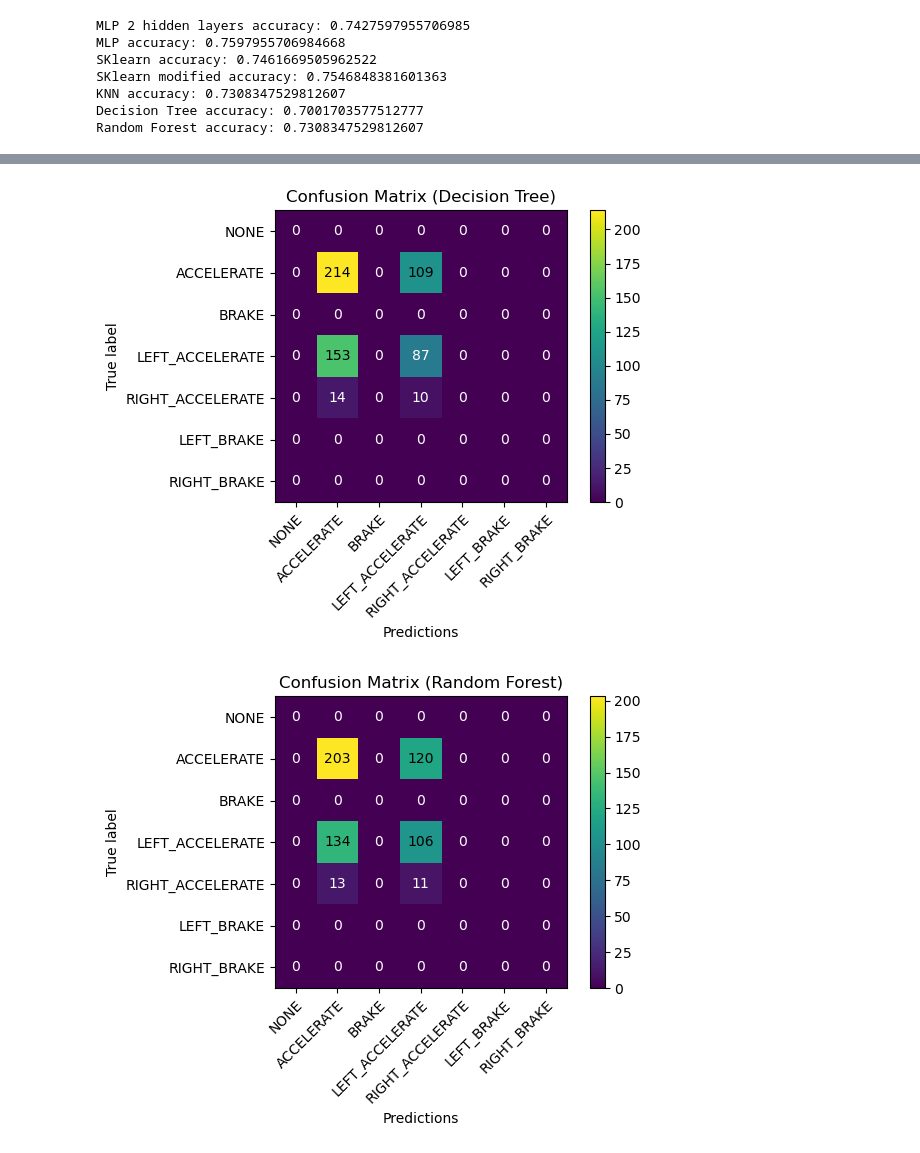
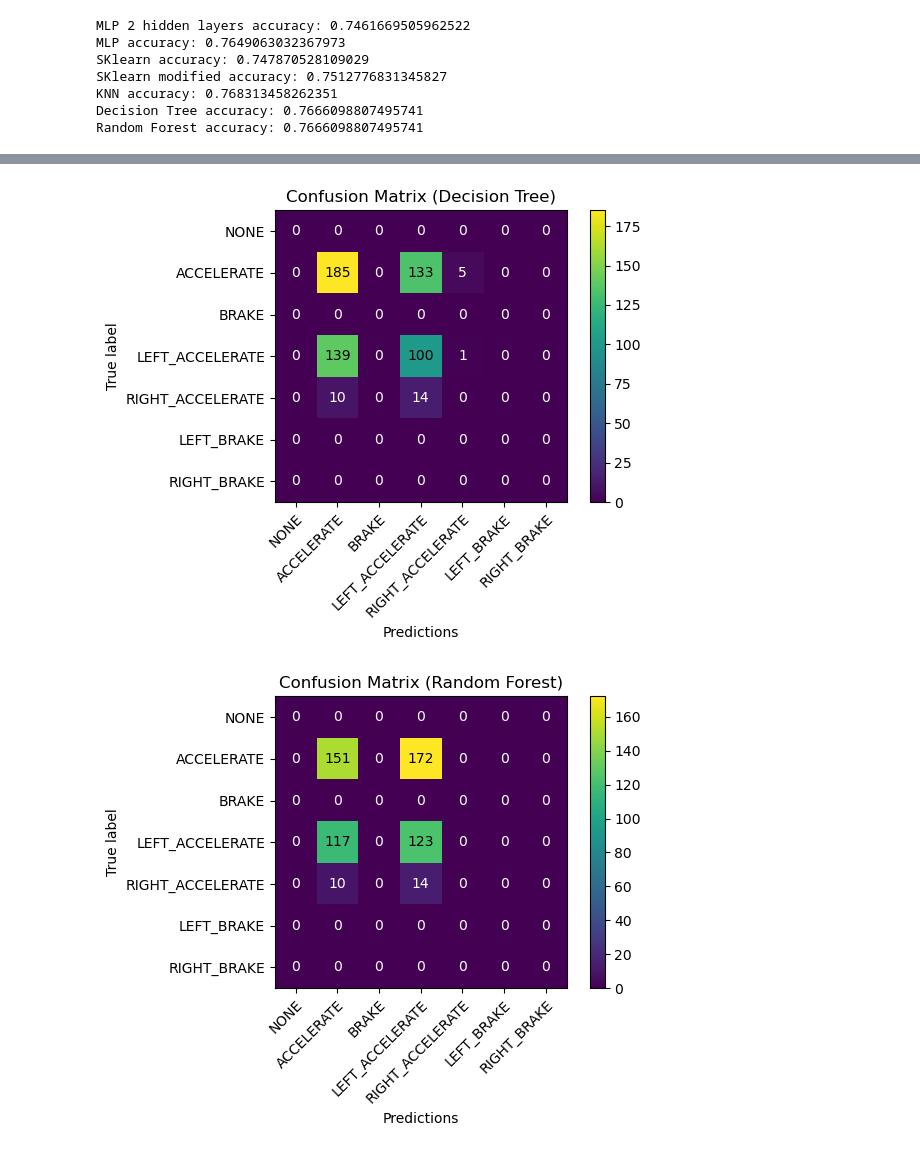
Before and after one commit to UCM-GDV/AA-Practica6, a Jupyter notebook: P6/practica06.ipynb, the cells around one changed output, grey strips where cells are left out. Cells and saved outputs as stored; diff of their text form; code cells hidden in the pictures.

```diff
--- a/P6/practica06.ipynb
+++ b/P6/practica06.ipynb
@@ -103,7 +107,7 @@ label_mapping_inverse = {
 label_array = ["NONE","ACCELERATE","BRAKE","LEFT_ACCELERATE","RIGHT_ACCELERATE","LEFT_BRAKE","RIGHT_BRAKE"]
 
 x_columns = ["ray1", "ray2", "ray3", "ray4", "ray5", "kartx", "kartz"]
-kartData, X, y = load_data_csv("KartData.csv", x_columns, "action")
+kartData, X, y = load_data_csv("data/KartData.csv", x_columns, "action")
 
 # Normalizar los datos
 scaler = StandardScaler()
@@ -116,9 +120,9 @@ y_numbers = [label_mapping_inverse[label] for label in np.array(y)]
 
 # Apartado 1
 # Hiperparámetros para 2 capas ocultas
-alpha_2 = 0.6 # learning rate
-lambda_2 = 0.0
-numiters_2 = 2200
+alpha_2 = 1.0 # learning rate
+lambda_2 = 0.01
+numiters_2 = 2000
 hidden_layers_sizes_2 = [9,7]
 
 # Perceptrón multicapa de implementación propia con más de 3 capas
@@ -134,9 +138,9 @@ print("MLP 2 hidden layers accuracy: " + str(accuracy_mlpc_2))
 
 # Apartado 2
 # Hiperparámetros para una única capa oculta
-alpha_ = 0.5 # learning rate
-lambda_ = 0.0
-numiters_ = 2200
+alpha_ = 1.0 # learning rate
+lambda_ = 0.01
+numiters_ = 2000
 hidden_layers_sizes_ = [7]
 
 # Perceptrón multicapa de implementación propia con una única capa
@@ -161,7 +165,7 @@ print("SKlearn accuracy: " + str(accuracy_sklearn))
 # Apartado 3
 # SKLearn con distintos parámetros
 skalpha = 1.0
-sklearningrate = 0.25
+sklearningrate = 1.0
 skiters = 1850
 mlp_2 = MLPClassifier(hidden_layer_sizes=tuple(hidden_layers_sizes_2),activation='relu',alpha=skalpha,learning_rate='adaptive',solver='sgd',learning_rate_init=sklearningrate,max_iter=skiters,random_state=0,epsilon=0.12)
 mlp_2.fit(X_train,y_train)
@@ -174,7 +178,7 @@ print("SKlearn modified accuracy: " + str(accuracy_sklearn_2))
 
 # Apartado 4
 # Modelo KNN
-knn = KNeighborsClassifier(n_neighbors=7,leaf_size=9)
+knn = KNeighborsClassifier(p=3) # p > 2 -> minkowski_distance
 knn.fit(X_train,y_train)
 y_pred_knn = knn.predict(X_test)
 y_pred_knn_numbers = [label_mapping_inverse[label] for label in y_pred_knn]
@@ -195,7 +199,7 @@ accuracy_decisontree = accuracy(y_test,y_pred_tree)
 print("Decision Tree accuracy: " + str(accuracy_decisontree))
 
 # Modelo Random Forest
-randomforest = RandomForestClassifier(n_estimators=80,max_depth=9,max_leaf_nodes=9)
+randomforest = RandomForestClassifier(n_estimators=2,max_leaf_nodes=5,max_features=7)
 randomforest.fit(X_train,y_train)
 y_pred_forest = randomforest.predict(X_test)
 y_pred_forest_numbers = [label_mapping_inverse[label] for label in y_pred_forest]
@@ -208,36 +212,36 @@ print("Random Forest accuracy: " + str(accuracy_forest))
 # Matrices de Confusión
 # Perceptrón multicapa de implementación propia con más de 3 capas
 matrix_mlpc_2 = calculateConfusionMatrix(yEnc,y_pred_mlpc_2,y_numbers)
-drawConfusionMatrix(matrix_mlpc_2,label_array,label_array,"ejercicio4_mlpc_2.png",title="Confusion Matrix (MLP 2 hidden layers)")
+drawConfusionMatrix(matrix_mlpc_2,label_array,label_array,"images/ejercicio4_mlpc_2.png",title="Confusion Matrix (MLP 2 hidden layers)")
 
 # Perceptrón multicapa de implementación propia con una única capa
 matrix_mlpc = calculateConfusionMatrix(yEnc,y_pred_mlpc,y_numbers)
-drawConfusionMatrix(matrix_mlpc,label_array,label_array,"ejercicio4_mlpc.png",title="Confusion Matrix (MLP)")
+drawConfusionMatrix(matrix_mlpc,label_array,label_array,"images/ejercicio4_mlpc.png",title="Confusion Matrix (MLP)")
 
 # Perceptrón multicapa de SKlearn
 matrix_sklearn = calculateConfusionMatrix(yEnc,y_pred_sklearn_numbers,y_numbers)
-drawConfusionMatrix(matrix_sklearn,label_array,label_array,"ejercicio4_sklearn.png",title="Confusion Matrix (SKLearn)")
+drawConfusionMatrix(matrix_sklearn,label_array,label_array,"images/ejercicio4_sklearn.png",title="Confusion Matrix (SKLearn)")
 
 # SKLearn con distintos parámetros
 matrix_sklearn_2 = calculateConfusionMatrix(yEnc,y_pred_sklearn_2_numbers,y_numbers)
-drawConfusionMatrix(matrix_sklearn_2,label_array,label_array,"ejercicio4_sklearn_2.png",title="Confusion Matrix (SKLearn with different parameters)")
+drawConfusionMatrix(matrix_sklearn_2,label_array,label_array,"images/ejercicio4_sklearn_2.png",title="Confusion Matrix (SKLearn with different parameters)")
 
 # Modelo KNN
 matrix_knn = calculateConfusionMatrix(yEnc,y_pred_knn_numbers,y_numbers)
-drawConfusionMatrix(matrix_knn,label_array,label_array,"ejercicio4_knn.png",title="Confusion Matrix (KNN)")
+drawConfusionMatrix(matrix_knn,label_array,label_array,"images/ejercicio4_knn.png",title="Confusion Matrix (KNN)")
 
 # Modelo de árbol de decisión
 matrix_decisiontree = calculateConfusionMatrix(yEnc,y_pred_tree_numbers,y_numbers)
-drawConfusionMatrix(matrix_decisiontree,label_array,label_array,"ejercicio4_tree.png",title="Confusion Matrix (Decision Tree)")
+drawConfusionMatrix(matrix_decisiontree,label_array,label_array,"images/ejercicio4_tree.png",title="Confusion Matrix (Decision Tree)")
 
 # Modelo Random Forest
 matrix_randomforest = calculateConfusionMatrix(yEnc,y_pred_forest_numbers,y_numbers)
-drawConfusionMatrix(matrix_randomforest,label_array,label_array,"ejercicio4_randomforest.png",title="Confusion Matrix (Random Forest)")
+drawConfusionMatrix(matrix_randomforest,label_array,label_array,"images/ejercicio4_randomforest.png",title="Confusion Matrix (Random Forest)")
 # %% [output]
-MLP 2 hidden layers accuracy: 0.7427597955706985
-MLP accuracy: 0.7597955706984668
-SKlearn accuracy: 0.7461669505962522
-SKlearn modified accuracy: 0.7546848381601363
-KNN accuracy: 0.7308347529812607
-Decision Tree accuracy: 0.7001703577512777
-Random Forest accuracy: 0.7308347529812607
+MLP 2 hidden layers accuracy: 0.7461669505962522
+MLP accuracy: 0.7649063032367973
+SKlearn accuracy: 0.747870528109029
+SKlearn modified accuracy: 0.7512776831345827
+KNN accuracy: 0.768313458262351
+Decision Tree accuracy: 0.7666098807495741
+Random Forest accuracy: 0.7666098807495741
@@ -249,5 +253,5 @@ Random Forest accuracy: 0.7308347529812607
-[figure, old version]
+[figure, new version]
-[figure, old version]
+[figure, new version]
 # %% [markdown]
 ## Apartado 6
 
```
Also changed, not shown: parts of 7 cells of this notebook, 41 other files.
